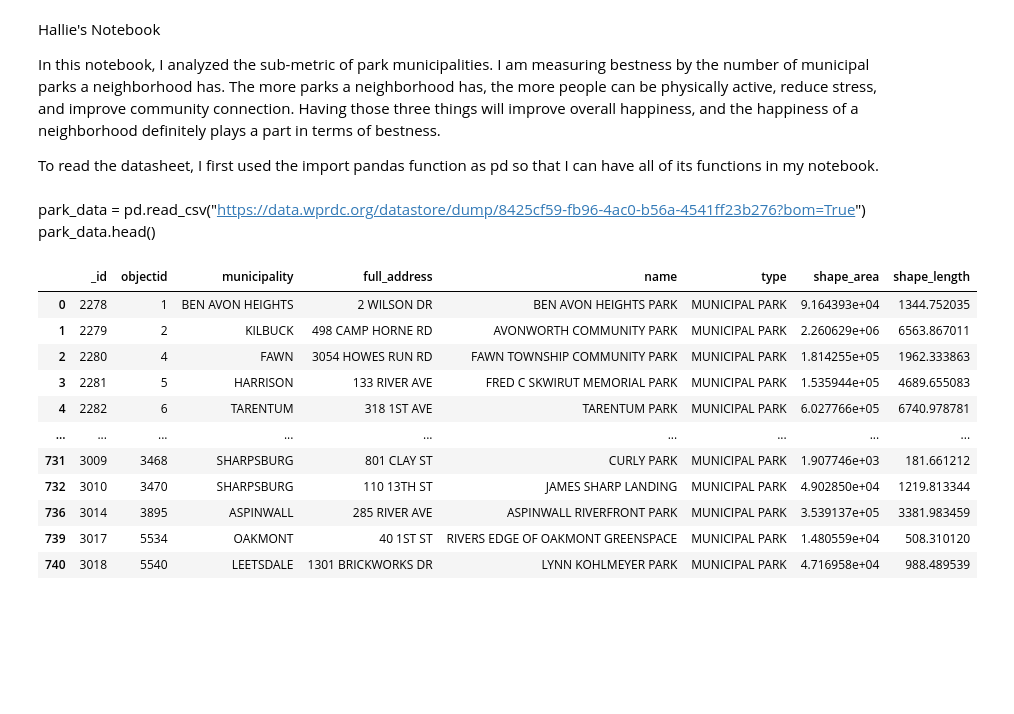
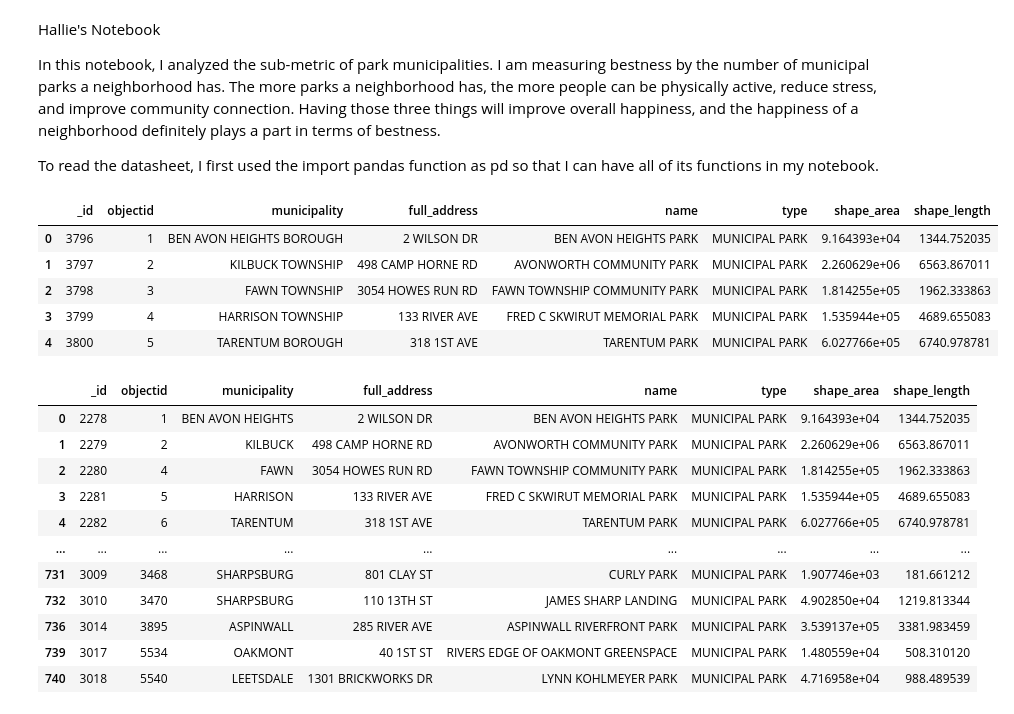
Before and after one commit to aneeshakandala/final_project_cmpinf0011_teamUHA, a Jupyter notebook: Hallie.ipynb, the cells around one changed output. Cells and saved outputs as stored; diff of their text form; code cells hidden in the pictures; blank space fills up the shorter version.

```diff
--- a/Hallie.ipynb
+++ b/Hallie.ipynb
@@ -8,9 +8,16 @@ To read the datasheet, I first used the import pandas function as pd so that I c
 import pandas as pd
 
 %matplotlib inline
-# %% [markdown]
-park_data = pd.read_csv("https://data.wprdc.org/datastore/dump/8425cf59-fb96-4ac0-b56a-4541ff23b276?bom=True")
-park_data.head()
+# %%
+park_data = pd.read_csv("https://data.wprdc.org/datastore/dump/8425cf59-fb96-4ac0-b56a-4541ff23b276?bom=True")
+park_data.head()
+# %% [output]
+|  | _id | objectid | municipality | full_address | name | type | shape_area | shape_length |
+| 0 | 3796 | 1 | BEN AVON HEIGHTS BOROUGH | 2 WILSON DR | BEN AVON HEIGHTS PARK | MUNICIPAL PARK | 9.164393e+04 | 1344.752035 |
+| 1 | 3797 | 2 | KILBUCK TOWNSHIP | 498 CAMP HORNE RD | AVONWORTH COMMUNITY PARK | MUNICIPAL PARK | 2.260629e+06 | 6563.867011 |
+| 2 | 3798 | 3 | FAWN TOWNSHIP | 3054 HOWES RUN RD | FAWN TOWNSHIP COMMUNITY PARK | MUNICIPAL PARK | 1.814255e+05 | 1962.333863 |
+| 3 | 3799 | 4 | HARRISON TOWNSHIP | 133 RIVER AVE | FRED C SKWIRUT MEMORIAL PARK | MUNICIPAL PARK | 1.535944e+05 | 4689.655083 |
+| 4 | 3800 | 5 | TARENTUM BOROUGH | 318 1ST AVE | TARENTUM PARK | MUNICIPAL PARK | 6.027766e+05 | 6740.978781 |
 # %%
 I then had it read the file as park_data.
 # %%
```
Also changed, not shown: parts of 8 cells of this notebook.
